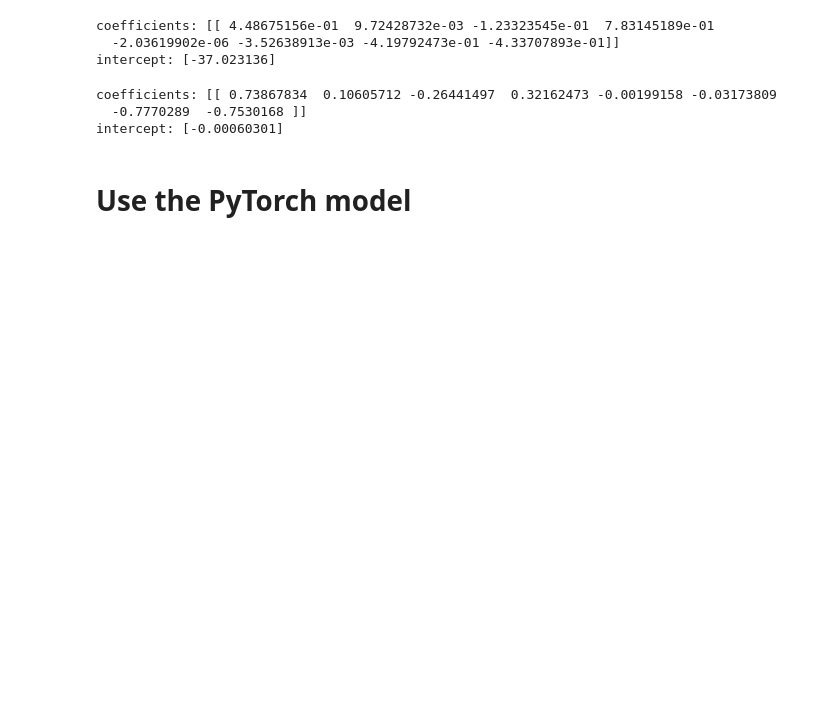
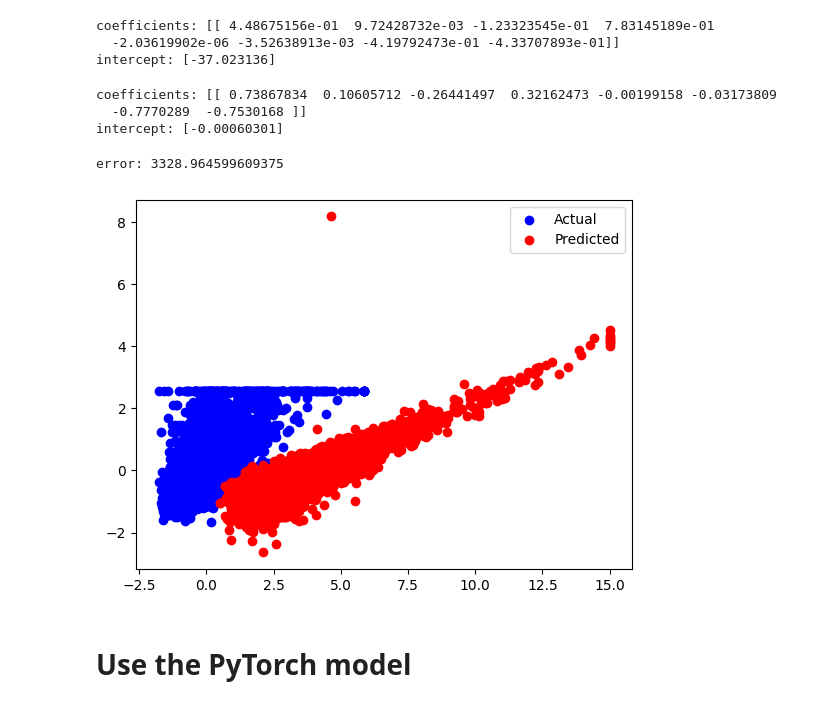
Before and after one commit to opendroid/ml, a Jupyter notebook: regression/ex03_linear_regression.ipynb, the cells around one changed output. Cells and saved outputs as stored; diff of their text form; code cells hidden in the pictures; blank space fills up the shorter version.

```diff
--- a/regression/ex03_linear_regression.ipynb
+++ b/regression/ex03_linear_regression.ipynb
@@ -177,16 +179,19 @@ coefficients: [[ 0.73867834  0.10605712 -0.26441497  0.32162473 -0.00199158 -0.0
 intercept: [-0.00060301]
 # %%
 # Now predict the model
-y_pred, time_taken = model.predict(X_test)
-error = 1/(2*len(X_test))*np.sum((y_test - y_pred)**2)
+y_pred, time_taken = m_xs.predict(X_test_S)
+error = 1/(2*len(X_test_S))*np.sum((y_test_S - y_pred)**2)
 print(f"error: {error}")
 # Plot the predicted values
-plt.scatter(X_test[:, 0], y_test, color='blue', label='Actual')
+plt.scatter(X_test_S[:, 0], y_test_S, color='blue', label='Actual')
 plt.scatter(X_test[:, 0], y_pred, color='red', label='Predicted')
 plt.legend()
 plt.show()
 
 # Plot the predicted values
+# %% [output]
+error: 3328.964599609375
+[figure, added]
 # %% [markdown]
 # Use the  PyTorch model
 # %%
```
Also changed, not shown: parts of 7 cells of this notebook, 7 other files.
